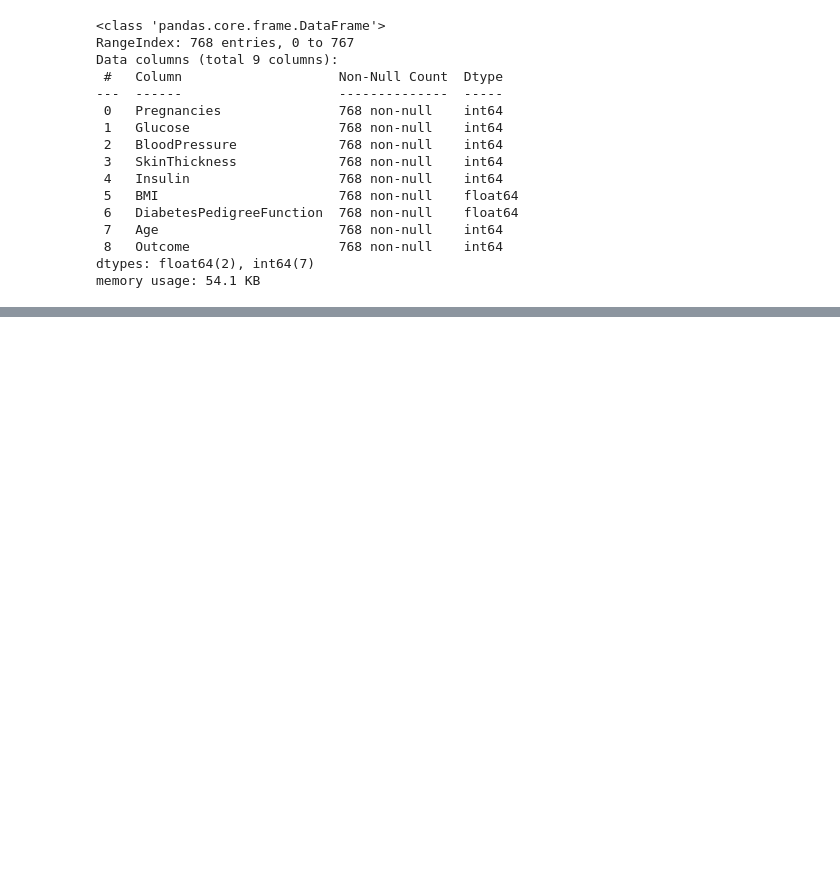
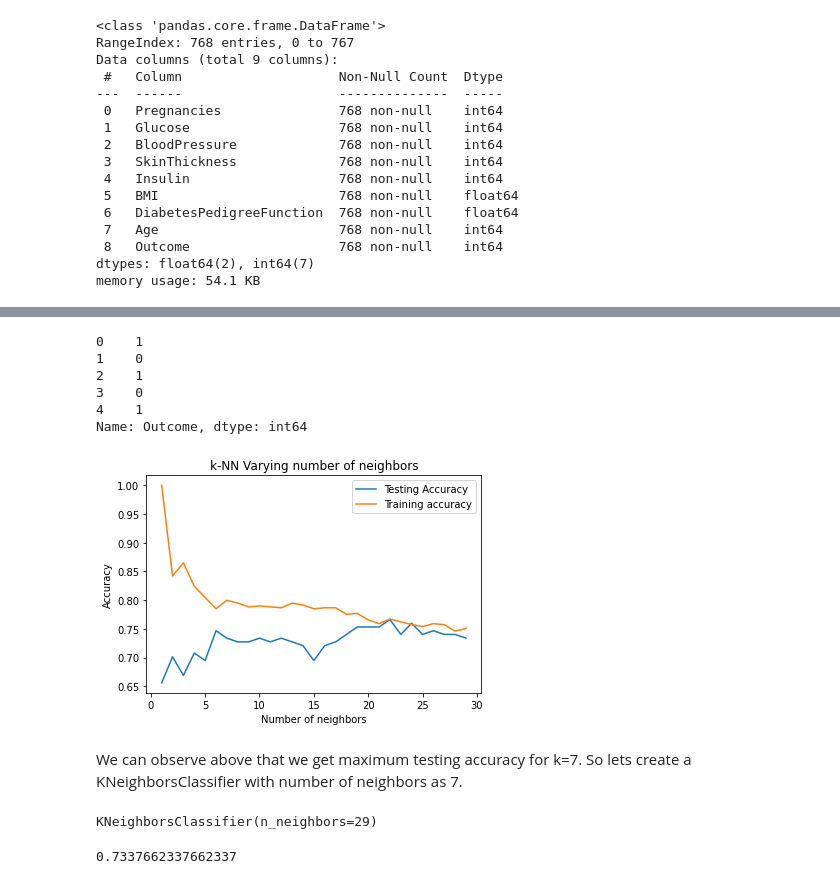
Before and after one commit to PETERNJUGU4/PREDICTING_WHETHER_-ONE-_HAVE_DIABETES_USING_KNN_MODEL, a Jupyter notebook: index.ipynb, the cells around one changed output, grey strips where cells are left out. Saved outputs shown, nothing was run; the diff lists cells and outputs as text; code cells hidden in the pictures; blank space fills up the shorter version.

Commit message:
created model inputs

```diff
--- a/index.ipynb
+++ b/index.ipynb
@@ -61,0 +94,4 @@ memory usage: 54.1 KB
+# %%
+# create model inputs
+x = df.drop('Outcome',axis=1)
+x.head()
@@ -61,0 +105,51 @@ memory usage: 54.1 KB
+# %%
+y = df["Outcome"]
+y.head()
+# %% [output]
+0    1
+1    0
+2    1
+3    0
+4    1
+Name: Outcome, dtype: int64
+# %%
+# test train split
+x_train,x_test,y_train,y_test = train_test_split(x,y,test_size=0.2,random_state=60)
+# %%
+neighbors = np.arange(1,30)
+train_accuracy =np.empty(len(neighbors))
+test_accuracy = np.empty(len(neighbors))
+
+for i,k in enumerate(neighbors):
+    #Setup a knn classifier with k neighbors
+    knn = KNeighborsClassifier(n_neighbors=k)
+
+    #Fit the model
+    knn.fit(x_train, y_train)
+
+    #Compute accuracy on the training set
+    train_accuracy[i] = knn.score(x_train, y_train)
+
+    #Compute accuracy on the test set
+    test_accuracy[i] = knn.score(x_test, y_test)
+# %%
+plt.title('k-NN Varying number of neighbors')
+plt.plot(neighbors, test_accuracy, label='Testing Accuracy')
+plt.plot(neighbors, train_accuracy, label='Training accuracy')
+plt.legend()
+plt.xlabel('Number of neighbors')
+plt.ylabel('Accuracy')
+plt.show()
+# %% [output]
+[figure, added]
+# %% [markdown]
+We can observe above that we get maximum testing accuracy for k=7. So lets create a KNeighborsClassifier with number of neighbors as 7.
+# %%
+#Fit the model
+knn.fit(x_train,y_train)
+# %% [output]
+KNeighborsClassifier(n_neighbors=29)
+# %%
+knn.score(x_test,y_test)
+# %% [output]
+0.7337662337662337
```
Also changed, not shown: parts of 6 cells of this notebook.
